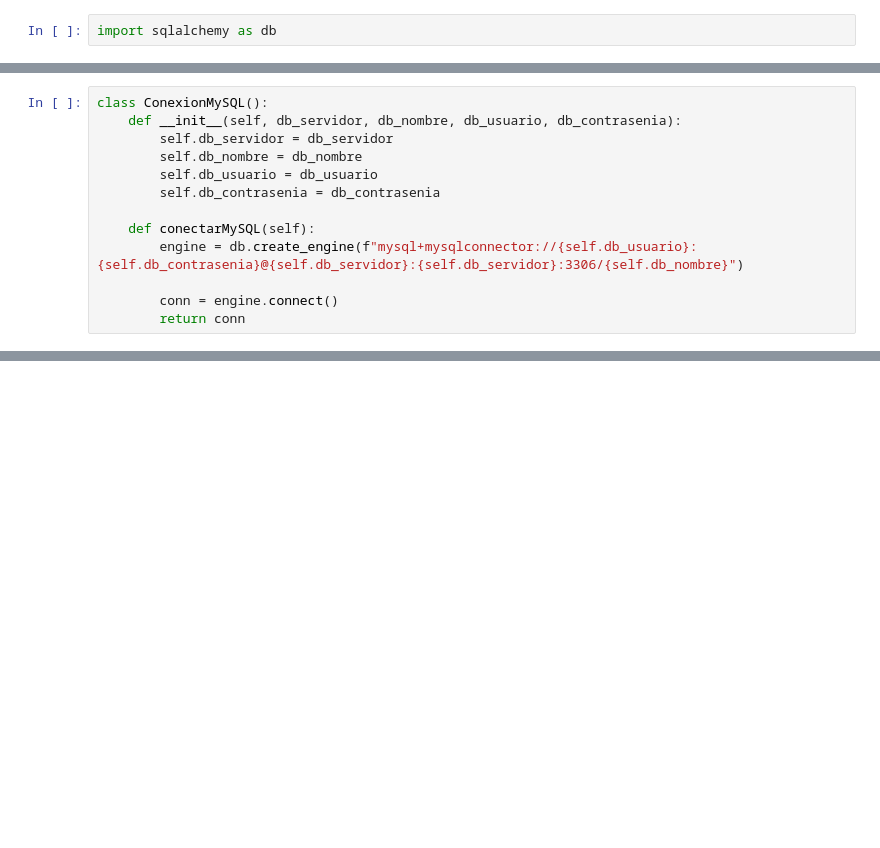
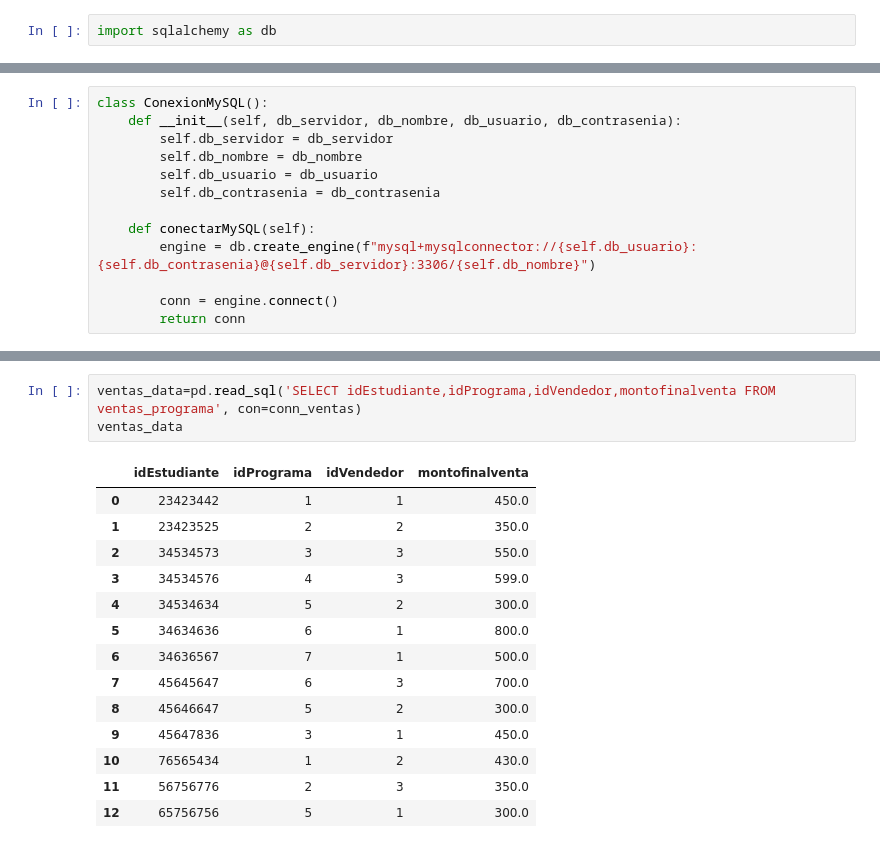
Before and after one commit to BrandoSR96/Excel-Analysis-with-Python, a Jupyter notebook: sesion03.ipynb, the cells around one changed output, grey strips where cells are left out. Saved outputs shown, nothing was run; the diff lists cells and outputs as text; blank space fills up the shorter version.

```diff
--- a/sesion03.ipynb
+++ b/sesion03.ipynb
@@ -38,7 +25,7 @@ class ConexionMySQL():
         self.db_contrasenia = db_contrasenia
 
     def conectarMySQL(self):
-        engine = db.create_engine(f"mysql+mysqlconnector://{self.db_usuario}:{self.db_contrasenia}@{self.db_servidor}:{self.db_servidor}:3306/{self.db_nombre}")
+        engine = db.create_engine(f"mysql+mysqlconnector://{self.db_usuario}:{self.db_contrasenia}@{self.db_servidor}:3306/{self.db_nombre}")
 
         conn = engine.connect()
         return conn
@@ -57,0 +110,18 @@ ValueError: invalid literal for int() with base 10: 'localhost:3306'
+# %%
+ventas_data=pd.read_sql('SELECT idEstudiante,idPrograma,idVendedor,montofinalventa FROM ventas_programa', con=conn_ventas)
+ventas_data
+# %% [output]
+|  | idEstudiante | idPrograma | idVendedor | montofinalventa |
+| 0 | 23423442 | 1 | 1 | 450.0 |
+| 1 | 23423525 | 2 | 2 | 350.0 |
+| 2 | 34534573 | 3 | 3 | 550.0 |
+| 3 | 34534576 | 4 | 3 | 599.0 |
+| 4 | 34534634 | 5 | 2 | 300.0 |
+| 5 | 34634636 | 6 | 1 | 800.0 |
+| 6 | 34636567 | 7 | 1 | 500.0 |
+| 7 | 45645647 | 6 | 3 | 700.0 |
+| 8 | 45646647 | 5 | 2 | 300.0 |
+| 9 | 45647836 | 3 | 1 | 450.0 |
+| 10 | 76565434 | 1 | 2 | 430.0 |
+| 11 | 56756776 | 2 | 3 | 350.0 |
+| 12 | 65756756 | 5 | 1 | 300.0 |
```
Also changed, not shown: parts of 65 cells of this notebook, 2 other files.
